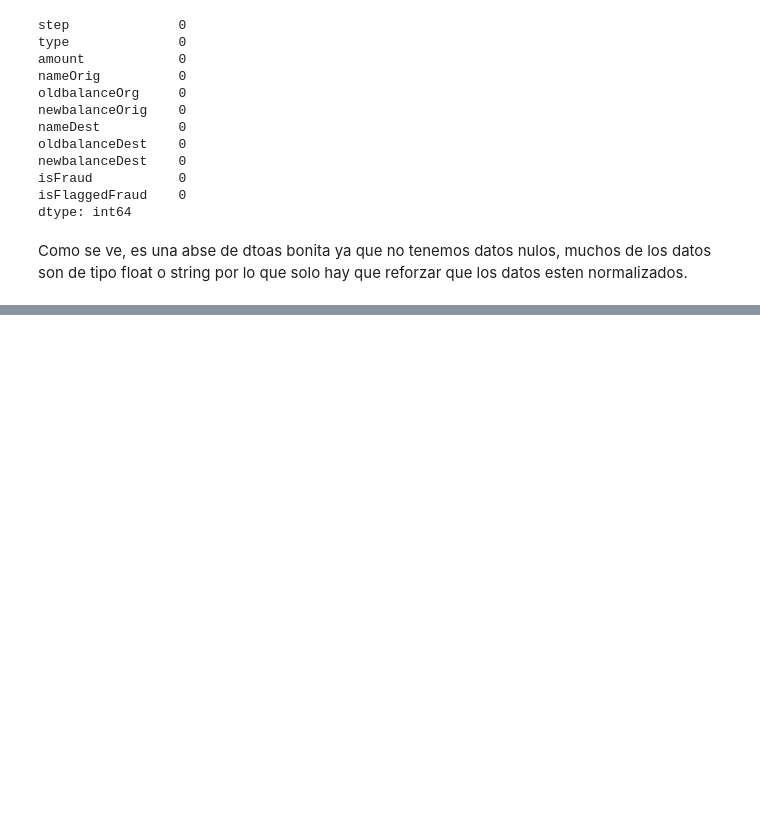
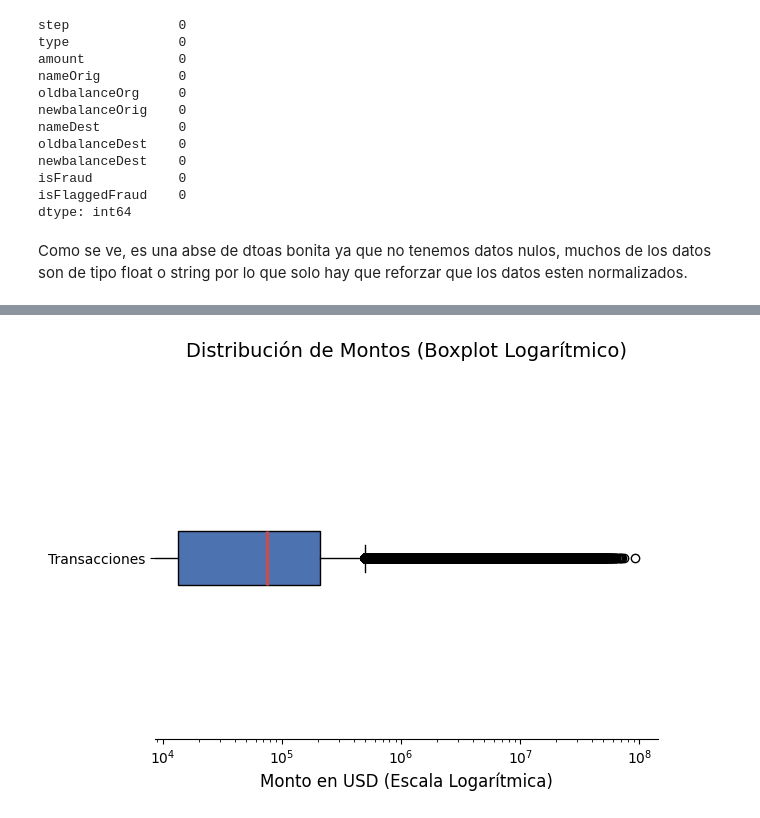
Before and after one commit to EmmaAli1604/Deteccion-Fraudes-Bancarios, a Jupyter notebook: deteccion-fraudes-bancarios/notebooks/EDA.ipynb, the cells around one changed output, grey strips where cells are left out. Saved outputs shown, nothing was run; the diff lists cells and outputs as text; code cells hidden in the pictures; blank space fills up the shorter version.

```diff
--- a/deteccion-fraudes-bancarios/notebooks/EDA.ipynb
+++ b/deteccion-fraudes-bancarios/notebooks/EDA.ipynb
@@ -93,0 +176,26 @@ plt.show()
+# %%
+
+# Crear el boxplot en orientación horizontal (vert=False) para mejor lectura
+plt.boxplot(data['amount'],
+            vert=False,
+            patch_artist=True,  # Permite colorear la caja
+            boxprops=dict(facecolor='#4C72B0', color='black'),
+            medianprops=dict(color='#C44E52', linewidth=2.5))
+
+# TRUCO: Escala logarítmica en el eje X para manejar los millones
+plt.xscale('log')
+
+# Estilizar la gráfica
+plt.title('Distribución de Montos (Boxplot Logarítmico)', fontsize=14, pad=15)
+plt.xlabel('Monto en USD (Escala Logarítmica)', fontsize=12)
+plt.yticks([1], ['Transacciones']) # Limpiamos el texto del eje Y
+
+# Quitar bordes
+plt.gca().spines['top'].set_visible(False)
+plt.gca().spines['right'].set_visible(False)
+plt.gca().spines['left'].set_visible(False)
+
+plt.tight_layout()
+plt.show()
+# %% [output]
+[figure, added]
```
Also changed, not shown: parts of 17 cells of this notebook, 5 other files.
